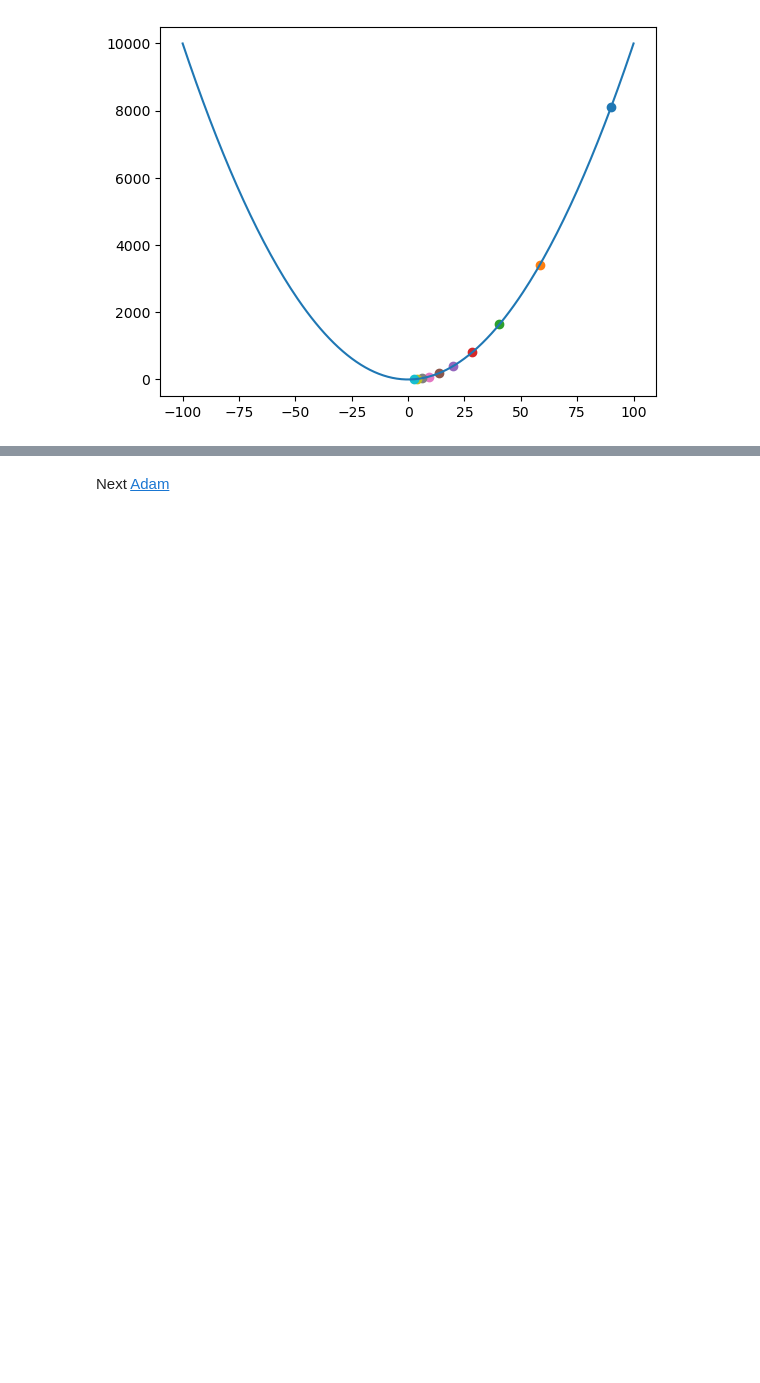
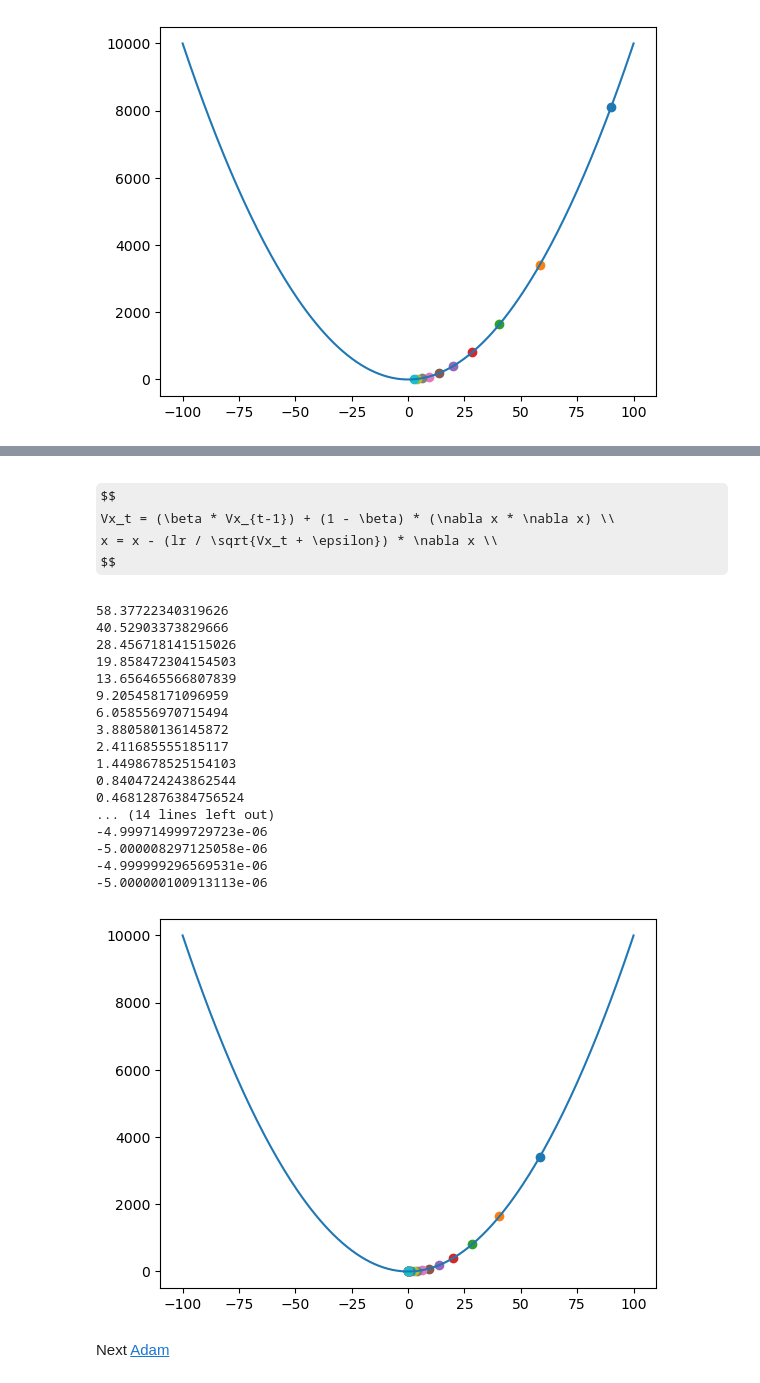
Before and after one commit to Jithendiran/mlTask, a Jupyter notebook: docs/gradient/LearningRate.ipynb, the cells around one changed output, grey strips where cells are left out. Saved outputs shown, nothing was run; the diff lists cells and outputs as text; code cells hidden in the pictures; some formulas as TeX source; blank space fills up the shorter version.

```diff
--- a/docs/gradient/LearningRate.ipynb
+++ b/docs/gradient/LearningRate.ipynb
@@ -202,2 +207,44 @@ plt.show()
+# %% [markdown]
+$$
+Vx_t = (\beta * Vx_{t-1}) + (1 - \beta) * (\nabla x * \nabla x) \\
+x = x - (lr / \sqrt{Vx_t + \epsilon}) * \nabla x \\
+$$
+# %%
+x1 = 90
+ewa = 0
+lr = 10
+beta = 0.9
+y1 = fun(x1)
+
+plt.plot(x,y)
+for i in range(30):
+
+    grad = (2 * x1 + 0.00001)
+    ewa = (beta * ewa ) + ((1 - beta) * (grad * grad))
+    lrgrad = lr/math.sqrt(ewa + 0.000001)
+    x1 = x1 - (lrgrad * grad)
+    y1 = fun(x1)
+    plt.scatter(x1,y1)
+    print(x1)
+plt.show()
+# %% [output]
+58.37722340319626
+40.52903373829666
+28.456718141515026
+19.858472304154503
+13.656465566807839
+9.205458171096959
+6.058556970715494
+3.880580136145872
+2.411685555185117
+1.4498678525154103
+0.8404724243862544
+0.46812876384756524
+... (14 lines left out)
+-4.999714999729723e-06
+-5.000008297125058e-06
+-4.999999296569531e-06
+-5.000000100913113e-06
+[figure, added]
 # %% [markdown]
 Next [Adam](./Adam.ipynb)
```
Also changed, not shown: parts of 1 cell of this notebook, 1 other file.
